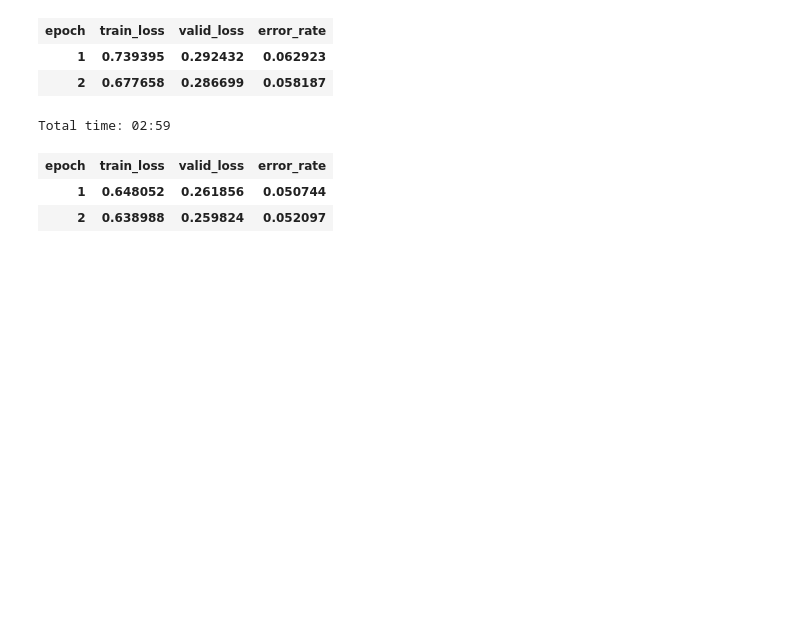
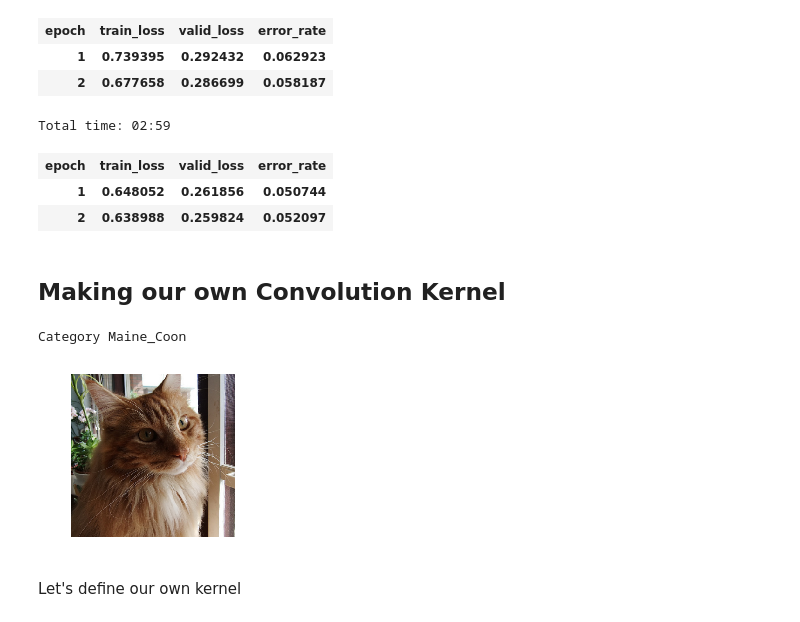
Before and after one commit to thelazyoxymoron/fastai-live-course, a Jupyter notebook: Lesson-6-Pets-Revisited.ipynb, the cells around one changed output. Saved outputs shown, nothing was run; the diff lists cells and outputs as text; code cells hidden in the pictures; blank space fills up the shorter version.

```diff
--- a/Lesson-6-Pets-Revisited.ipynb
+++ b/Lesson-6-Pets-Revisited.ipynb
@@ -69,3 +69,7 @@ Total time: 02:59
 | 2 | 0.638988 | 0.259824 | 0.052097 |
 # %%
 learn.save('352')
+# %% [markdown]
+## Making our own Convolution Kernel
+# %%
+data = get_data(352, 16)
@@ -71,0 +80,10 @@ learn.save('352')
+# %%
+idx = 3
+x, y = data.valid_ds[idx]
+x.show()
+data.valid_ds.y[idx]
+# %% [output]
+Category Maine_Coon
+[figure, added]
+# %% [markdown]
+Let's define our own kernel
```
Also changed, not shown: parts of 33 cells of this notebook.
